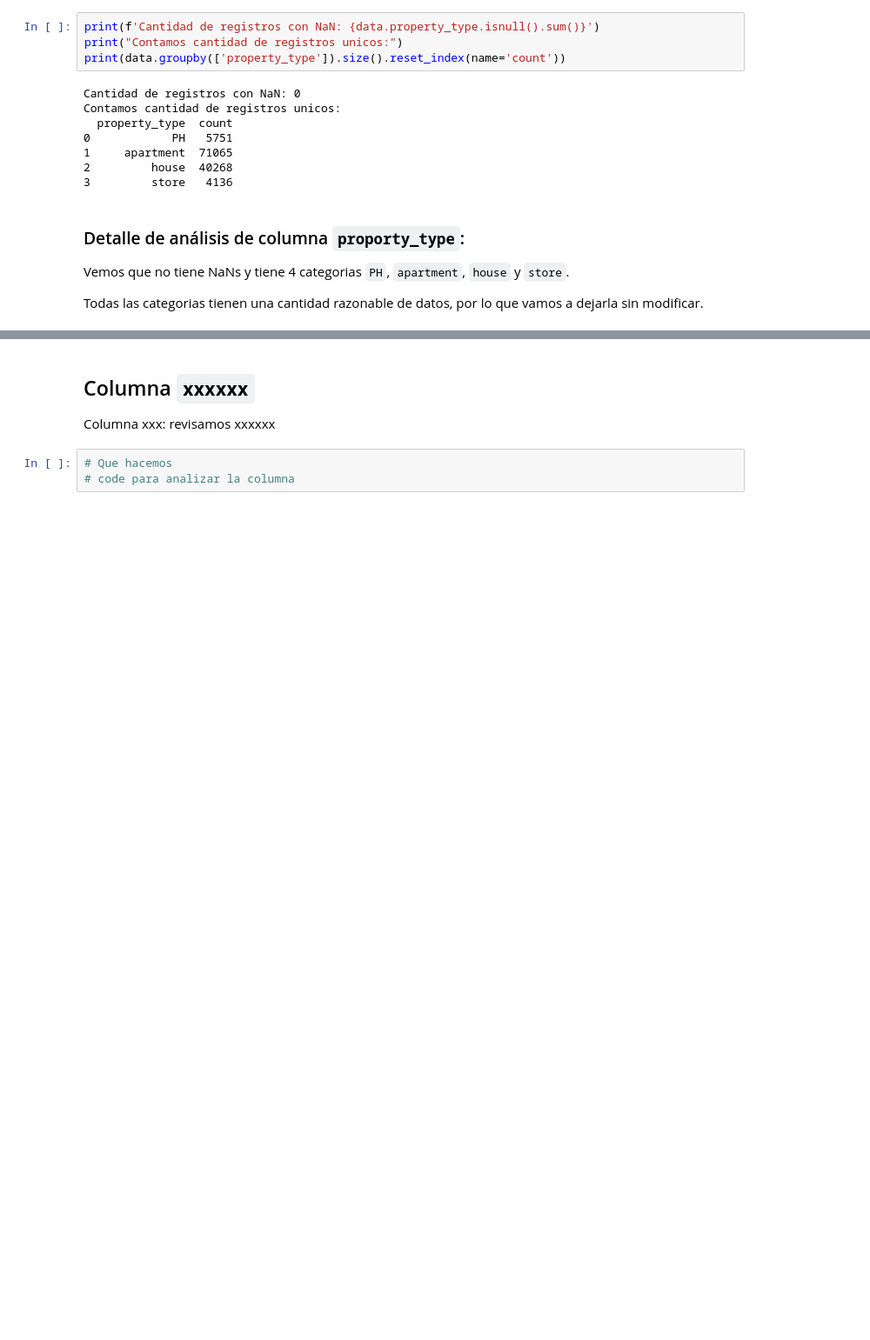
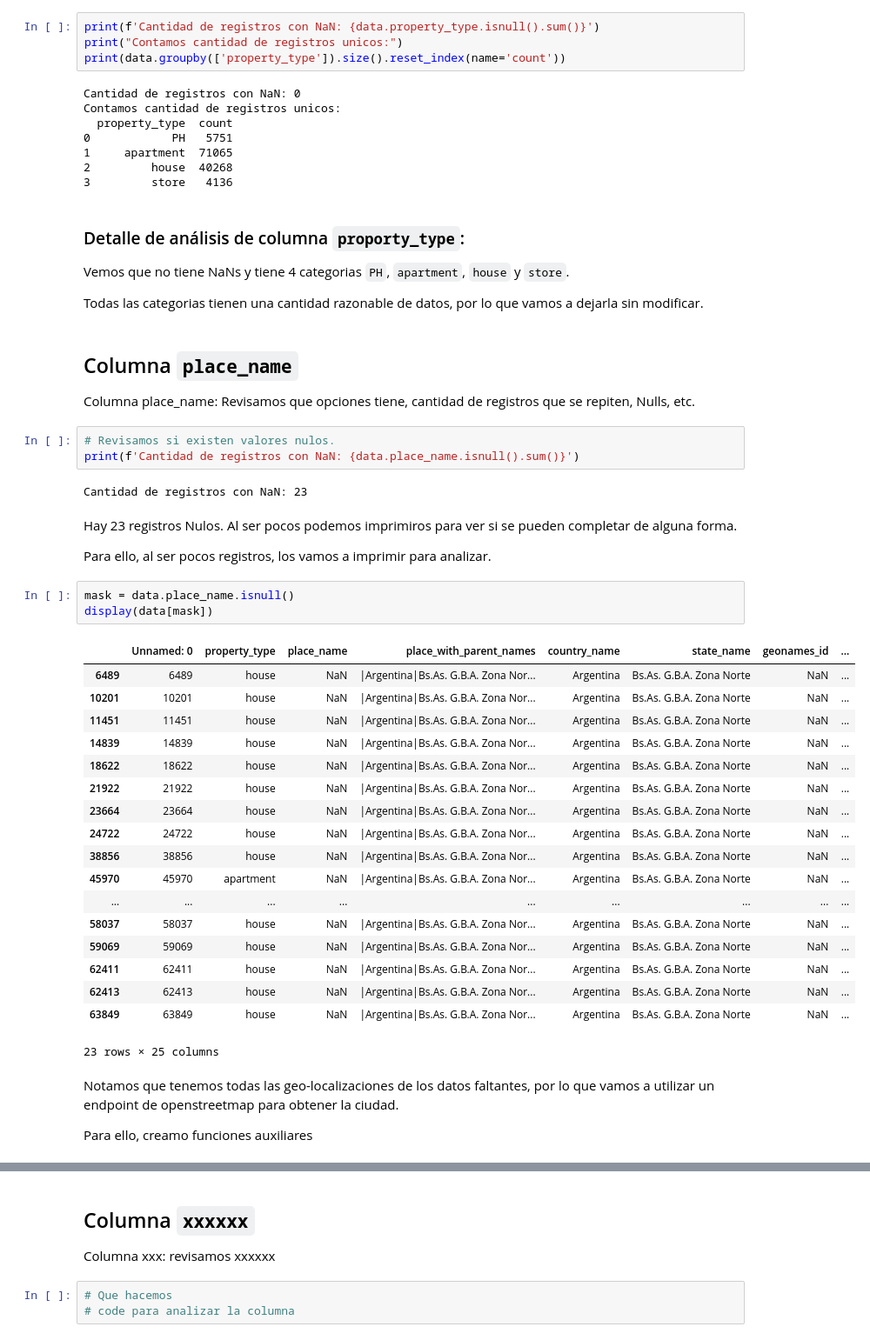
Before and after one commit to carpe-diem/DH-TP1-clear-data-properati, a Jupyter notebook: src/proyecto.ipynb, the cells around one changed output, grey strips where cells are left out. Shown at 87% size. Drawn from its saved outputs; the diff is of its cells as text; blank space fills up the shorter version.

Commit message:
Analisis y limpieza de columna place_name

```diff
--- a/src/proyecto.ipynb
+++ b/src/proyecto.ipynb
@@ -86,3 +88,41 @@ Contamos cantidad de registros unicos:
 Vemos que no tiene NaNs y tiene 4 categorias `PH`, `apartment`, `house` y `store`.
 
 Todas las categorias tienen una cantidad razonable de datos, por lo que vamos a dejarla sin modificar.
+# %% [markdown]
+## Columna `place_name`
+Columna place_name: Revisamos que opciones tiene, cantidad de registros que se repiten, Nulls, etc.
+# %%
+# Revisamos si existen valores nulos.
+print(f'Cantidad de registros con NaN: {data.place_name.isnull().sum()}')
+# %% [output]
+Cantidad de registros con NaN: 23
+# %% [markdown]
+Hay 23 registros Nulos. Al ser pocos podemos imprimiros para ver si se pueden completar de alguna forma.
+
+Para ello, al ser pocos registros, los vamos a imprimir para analizar.
+# %%
+mask = data.place_name.isnull()
+display(data[mask])
+# %% [output]
+|  | Unnamed: 0 | property_type | place_name | place_with_parent_names | country_name | state_name | geonames_id | ... |
+| 6489 | 6489 | house | NaN | |Argentina|Bs.As. G.B.A. Zona Nor... | Argentina | Bs.As. G.B.A. Zona Norte | NaN | ... |
+| 10201 | 10201 | house | NaN | |Argentina|Bs.As. G.B.A. Zona Nor... | Argentina | Bs.As. G.B.A. Zona Norte | NaN | ... |
+| 11451 | 11451 | house | NaN | |Argentina|Bs.As. G.B.A. Zona Nor... | Argentina | Bs.As. G.B.A. Zona Norte | NaN | ... |
+| 14839 | 14839 | house | NaN | |Argentina|Bs.As. G.B.A. Zona Nor... | Argentina | Bs.As. G.B.A. Zona Norte | NaN | ... |
+| 18622 | 18622 | house | NaN | |Argentina|Bs.As. G.B.A. Zona Nor... | Argentina | Bs.As. G.B.A. Zona Norte | NaN | ... |
+| 21922 | 21922 | house | NaN | |Argentina|Bs.As. G.B.A. Zona Nor... | Argentina | Bs.As. G.B.A. Zona Norte | NaN | ... |
+| 23664 | 23664 | house | NaN | |Argentina|Bs.As. G.B.A. Zona Nor... | Argentina | Bs.As. G.B.A. Zona Norte | NaN | ... |
+| 24722 | 24722 | house | NaN | |Argentina|Bs.As. G.B.A. Zona Nor... | Argentina | Bs.As. G.B.A. Zona Norte | NaN | ... |
+| 38856 | 38856 | house | NaN | |Argentina|Bs.As. G.B.A. Zona Nor... | Argentina | Bs.As. G.B.A. Zona Norte | NaN | ... |
+| 45970 | 45970 | apartment | NaN | |Argentina|Bs.As. G.B.A. Zona Nor... | Argentina | Bs.As. G.B.A. Zona Norte | NaN | ... |
+| ... | ... | ... | ... | ... | ... | ... | ... | ... |
+| 58037 | 58037 | house | NaN | |Argentina|Bs.As. G.B.A. Zona Nor... | Argentina | Bs.As. G.B.A. Zona Norte | NaN | ... |
+| 59069 | 59069 | house | NaN | |Argentina|Bs.As. G.B.A. Zona Nor... | Argentina | Bs.As. G.B.A. Zona Norte | NaN | ... |
+| 62411 | 62411 | house | NaN | |Argentina|Bs.As. G.B.A. Zona Nor... | Argentina | Bs.As. G.B.A. Zona Norte | NaN | ... |
+| 62413 | 62413 | house | NaN | |Argentina|Bs.As. G.B.A. Zona Nor... | Argentina | Bs.As. G.B.A. Zona Norte | NaN | ... |
+| 63849 | 63849 | house | NaN | |Argentina|Bs.As. G.B.A. Zona Nor... | Argentina | Bs.As. G.B.A. Zona Norte | NaN | ... |
+23 rows × 25 columns
+# %% [markdown]
+Notamos que tenemos todas las geo-localizaciones de los datos faltantes, por lo que vamos a utilizar un endpoint de openstreetmap para obtener la ciudad.
+
+Para ello, creamo funciones auxiliares
```
Also changed, not shown: parts of 11 cells of this notebook, 1 other file.
